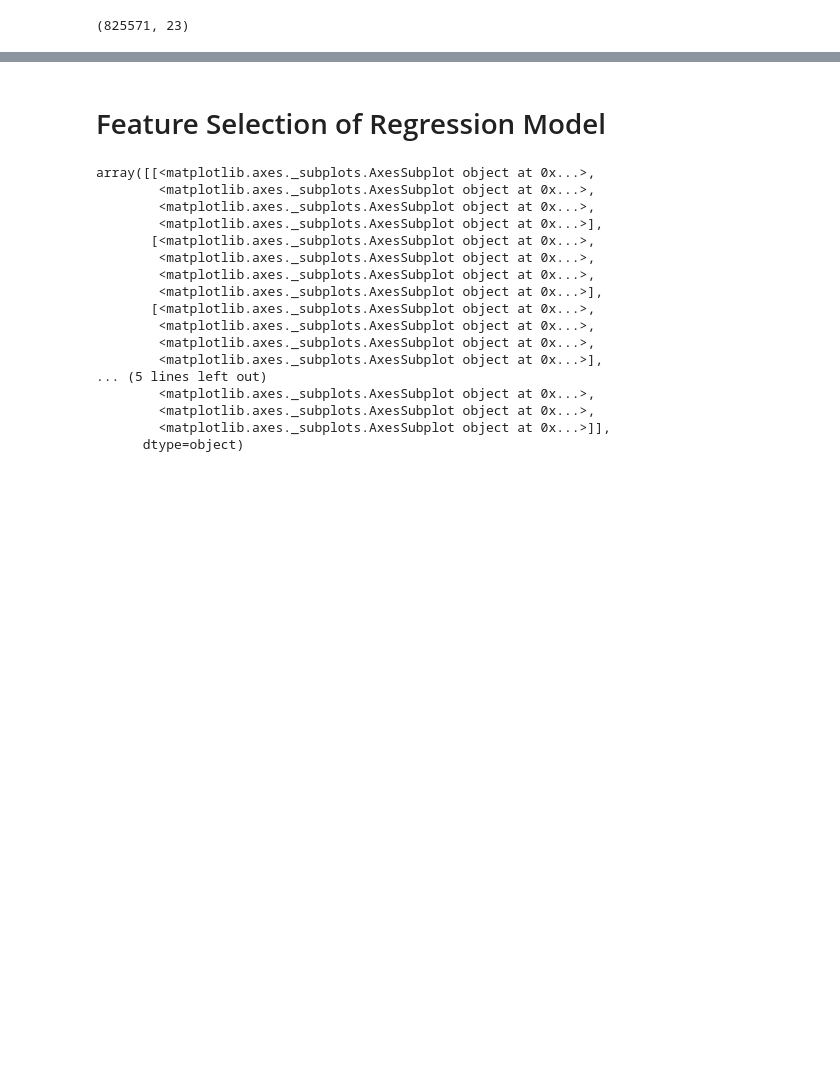
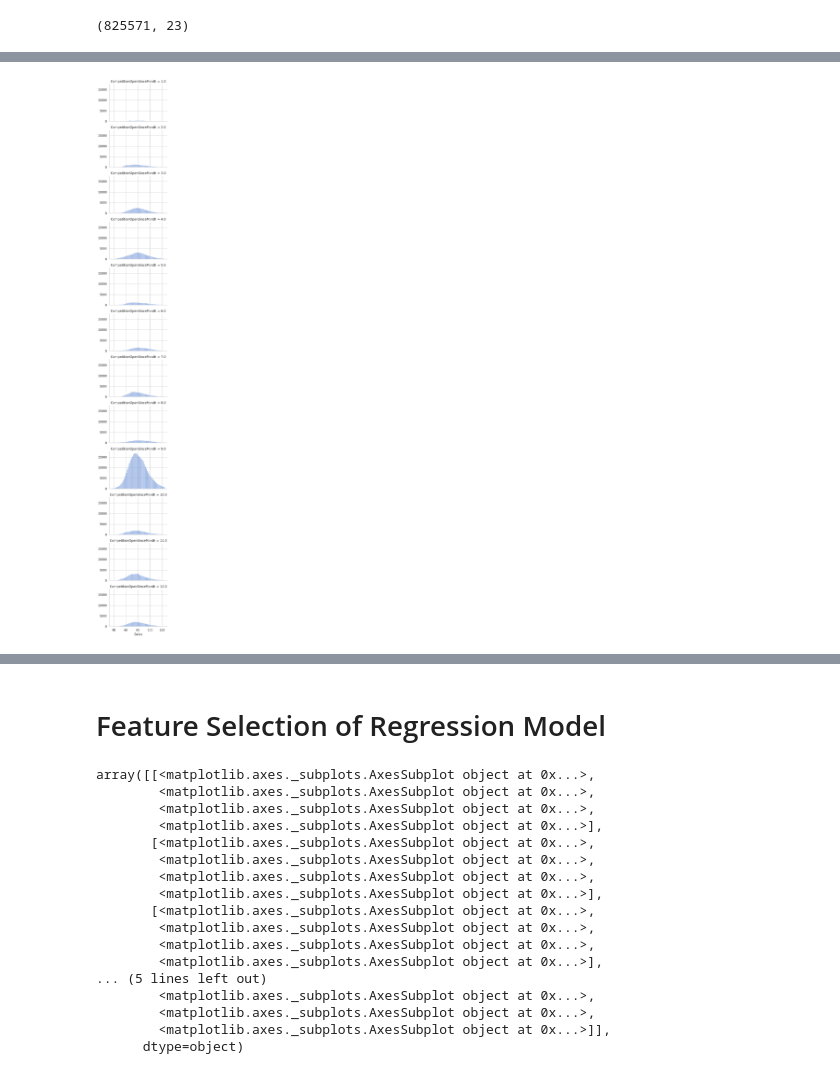
Before and after one commit to saptaksubhra/Regression-ML-Retail-Sales-Prediction-Rossmann, a Jupyter notebook: Rossmann_Sales_Prediction_Final_Notebook_Capstone_Project.ipynb, the cells around one changed output, grey strips where cells are left out. Saved outputs shown, nothing was run; the diff lists cells and outputs as text; code cells hidden in the pictures; blank space fills up the shorter version.

```diff
--- a/Rossmann_Sales_Prediction_Final_Notebook_Capstone_Project.ipynb
+++ b/Rossmann_Sales_Prediction_Final_Notebook_Capstone_Project.ipynb
@@ -1217,0 +1274,8 @@ df_merged_Rossmann.head()
+# %%
+# the effect of CompetitionOpenSinceMonth on Sales
+
+grid3 = sns.FacetGrid(df_merged_Rossmann, row='CompetitionOpenSinceMonth',palette='Set1',size=2.5, aspect=1.6)
+grid3.map(plt.hist, 'Sales', alpha=.5, bins=50)
+plt.show()
+# %% [output]
+[figure, added]
```
Also changed, not shown: parts of 54 cells of this notebook.
